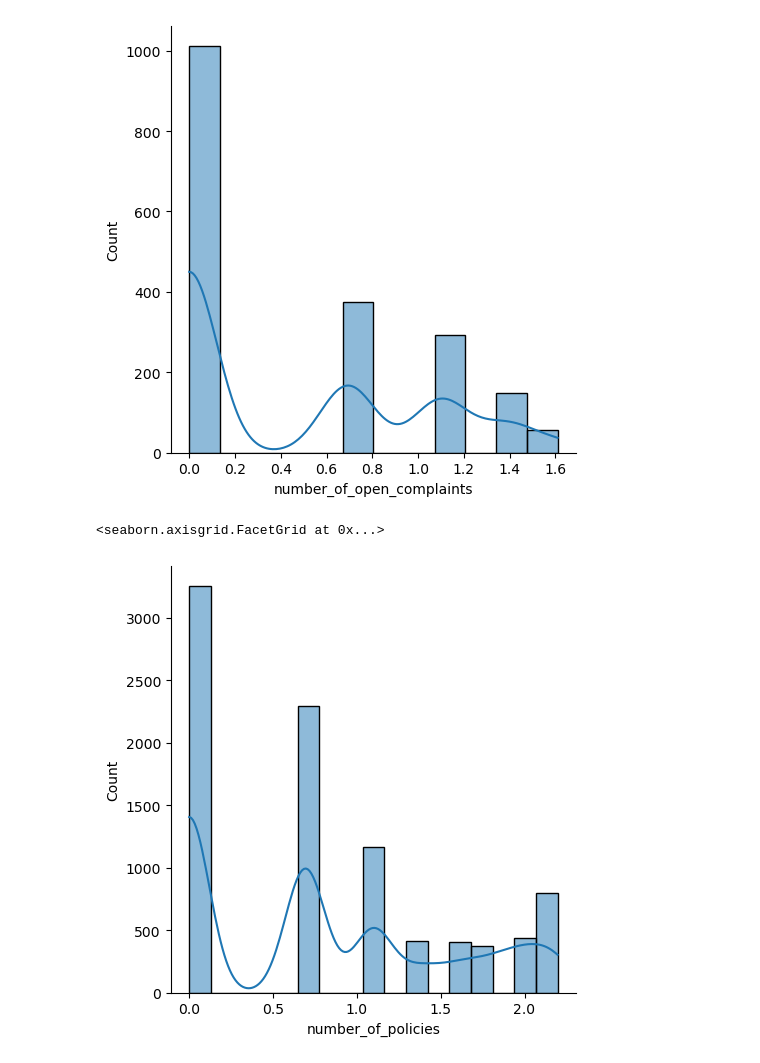
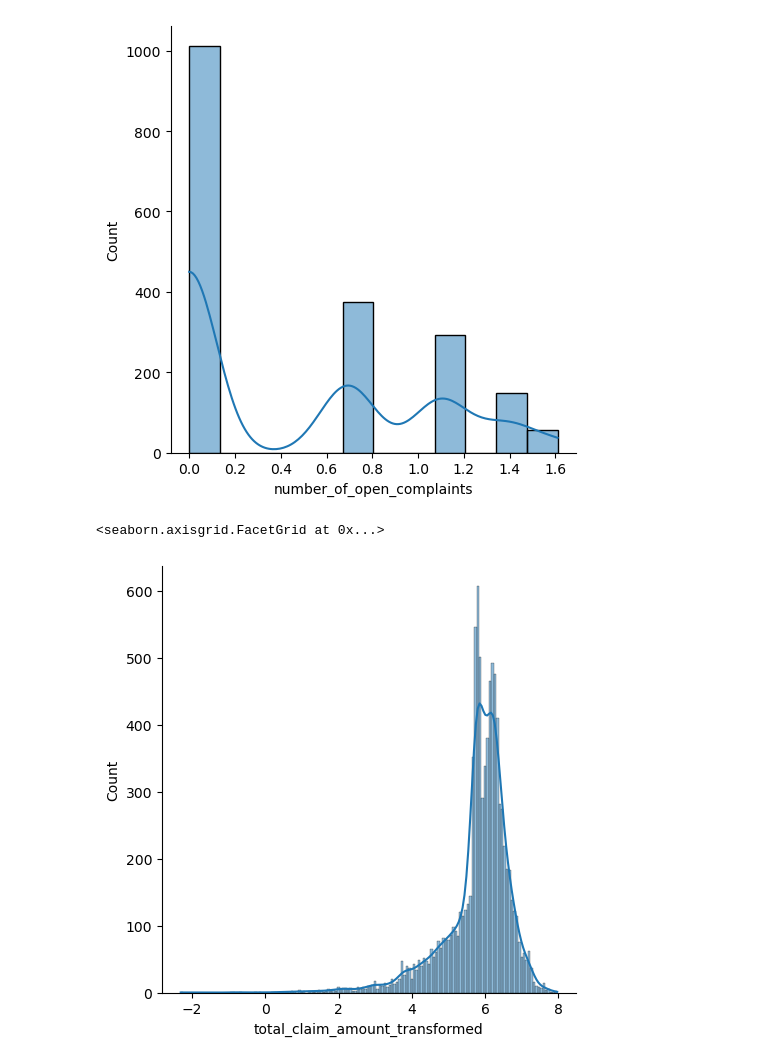
Before and after one commit to vrushali92/lab-cleaning-numerical-data, a Jupyter notebook: files_for_lab/Random Variable Distributions.ipynb, the cells around one changed output. Cells and saved outputs as stored; diff of their text form; code cells hidden in the pictures.

Commit message:
Corrected column names before plotting

```diff
--- a/files_for_lab/Random Variable Distributions.ipynb
+++ b/files_for_lab/Random Variable Distributions.ipynb
@@ -124,9 +114,9 @@ sns.displot(numerical_df.number_of_open_complaints.apply(log_transfom_clean), kd
 <seaborn.axisgrid.FacetGrid at 0x...>
 [figure]
 # %%
-sns.displot(numerical_df.number_of_policies.apply(log_transfom_clean), kde = True)
+sns.displot(numerical_df.total_claim_amount_transformed, kde = True)
 # %% [output]
 <seaborn.axisgrid.FacetGrid at 0x...>
-[figure, old version]
+[figure, new version]
 # %%
 # After log transformation, months_since_policy_inception and total claim amount show curve close to exponential curve.
```
Also changed, not shown: parts of 2 cells of this notebook.
